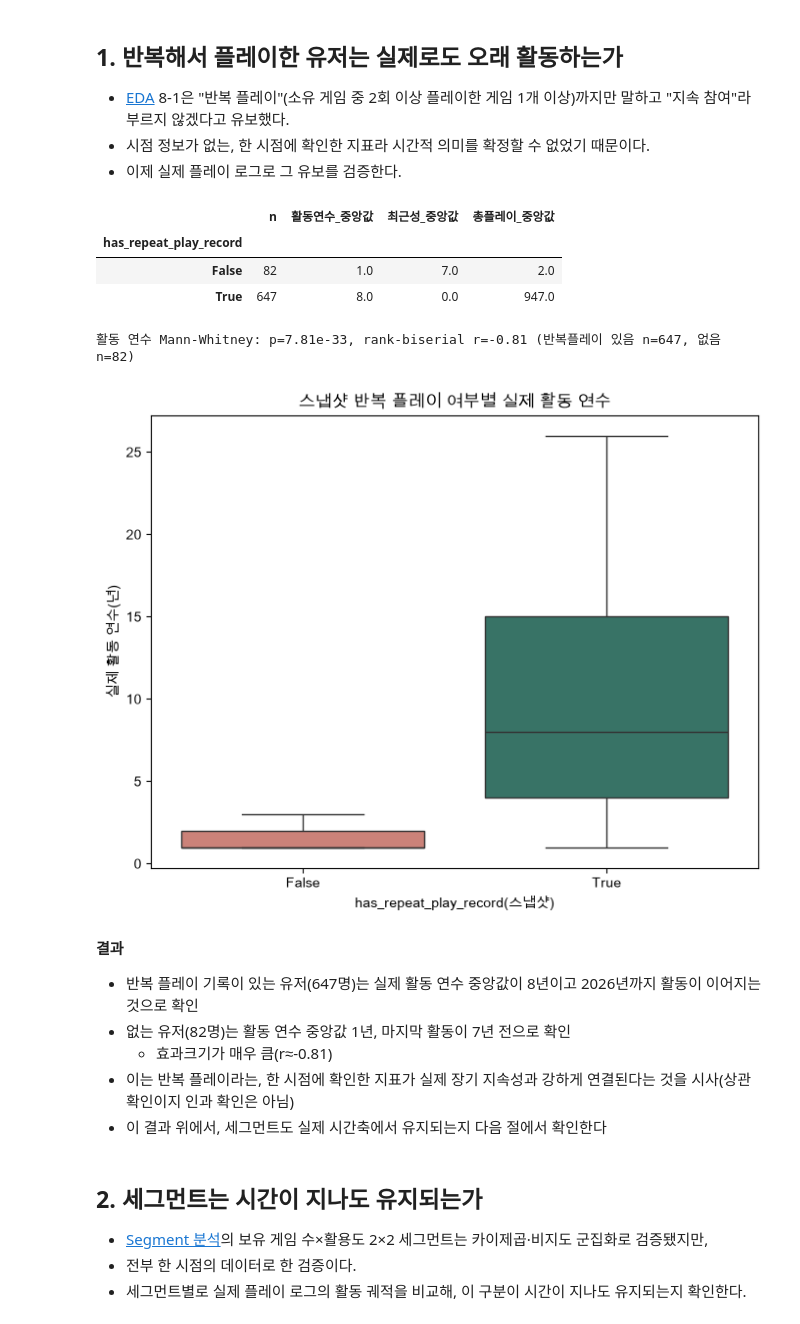
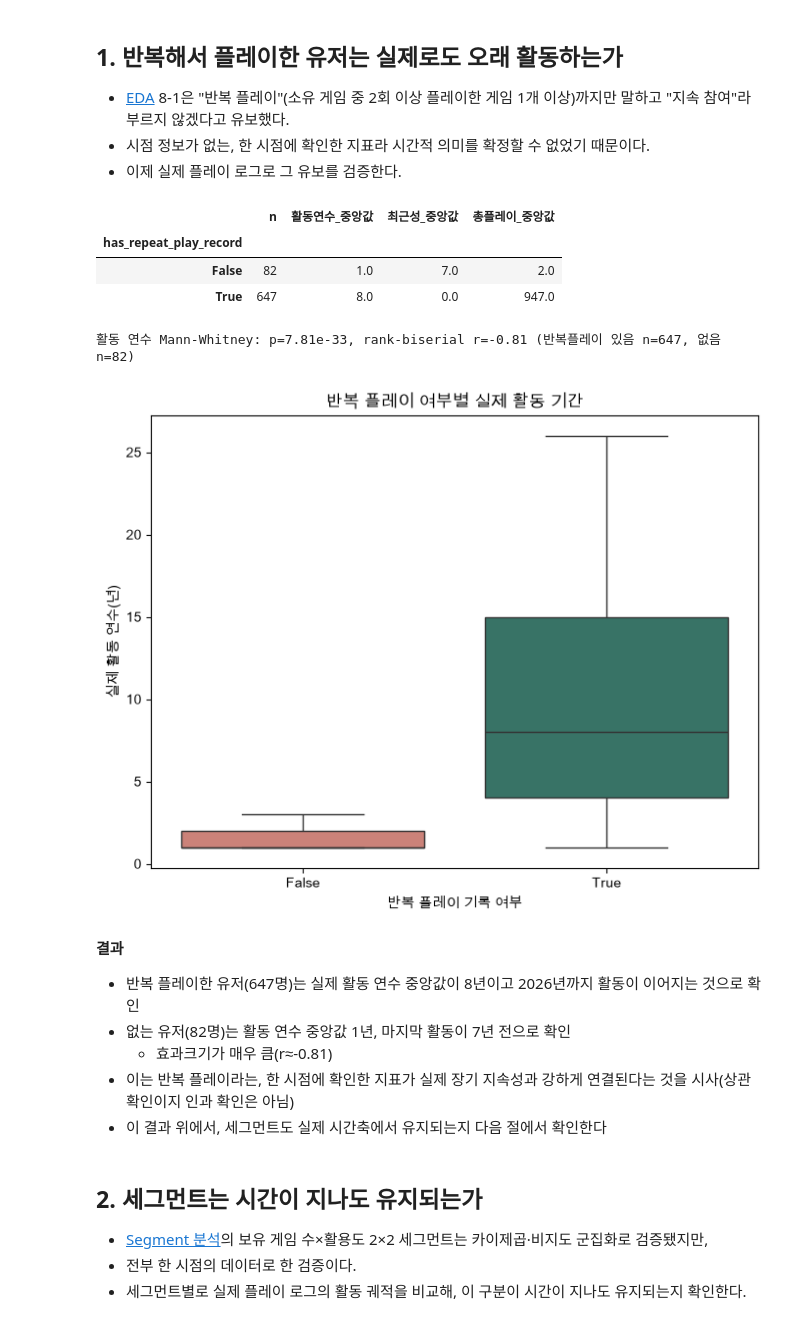
Before and after one commit to GH-Door/bgg-user-analytics, a Jupyter notebook: jupyter/04.Trend.ipynb, the cells around one changed output. Cells and saved outputs as stored; diff of their text form; code cells hidden in the pictures.

```diff
--- a/jupyter/04.Trend.ipynb
+++ b/jupyter/04.Trend.ipynb
@@ -131,40 +131,40 @@ byu = up.groupby("user_id").agg(
 byu["recency_years"] = 2026 - byu["last_year"]
 
 h1 = byu.merge(funnel_user.set_index("user_id")[["has_repeat_play_record"]], left_index=True, right_index=True, how="left")
 h1 = h1.dropna(subset=["has_repeat_play_record"])
 
 summary = h1.groupby("has_repeat_play_record").agg(
     n=("n_plays", "size"),
     활동연수_중앙값=("n_years_active", "median"),
     최근성_중앙값=("recency_years", "median"),
     총플레이_중앙값=("n_plays", "median"),
 )
 display(summary)
 
 g1 = h1[h1.has_repeat_play_record]["n_years_active"]
 g0 = h1[~h1.has_repeat_play_record]["n_years_active"]
 u_stat, p = stats.mannwhitneyu(g1, g0, alternative="two-sided")
 r = 1 - (2 * u_stat) / (len(g1) * len(g0))
 print(f"활동 연수 Mann-Whitney: p={p:.2e}, rank-biserial r={r:.2f} (반복플레이 있음 n={len(g1)}, 없음 n={len(g0)})")
 
 fig, ax = plt.subplots(figsize=(8, 6))
 sns.boxplot(data=h1, x="has_repeat_play_record", y="n_years_active", showfliers=False,
             palette=["#D9776B", "#2E7D6B"], ax=ax)
-ax.set_title("스냅샷 반복 플레이 여부별 실제 활동 연수")
-ax.set_xlabel("has_repeat_play_record(스냅샷)")
+ax.set_title("반복 플레이 여부별 실제 활동 기간")
+ax.set_xlabel("반복 플레이 기록 여부")
 ax.set_ylabel("실제 활동 연수(년)")
 plt.show()
 # %% [output]
 |  | n | 활동연수_중앙값 | 최근성_중앙값 | 총플레이_중앙값 |
 | has_repeat_play_record |  |  |  |  |
 | False | 82 | 1.0 | 7.0 | 2.0 |
 | True | 647 | 8.0 | 0.0 | 947.0 |
 활동 연수 Mann-Whitney: p=7.81e-33, rank-biserial r=-0.81 (반복플레이 있음 n=647, 없음 n=82)
-[figure, old version]
+[figure, new version]
 # %% [markdown]
 **결과**
 
-- 반복 플레이 기록이 있는 유저(647명)는 실제 활동 연수 중앙값이 8년이고 2026년까지 활동이 이어지는 것으로 확인
+- 반복 플레이한 유저(647명)는 실제 활동 연수 중앙값이 8년이고 2026년까지 활동이 이어지는 것으로 확인
 - 없는 유저(82명)는 활동 연수 중앙값 1년, 마지막 활동이 7년 전으로 확인
     - 효과크기가 매우 큼(r≈-0.81)
 - 이는 반복 플레이라는, 한 시점에 확인한 지표가 실제 장기 지속성과 강하게 연결된다는 것을 시사(상관 확인이지 인과 확인은 아님)
```
Also changed, not shown: parts of 3 cells of this notebook, 3 other files.
